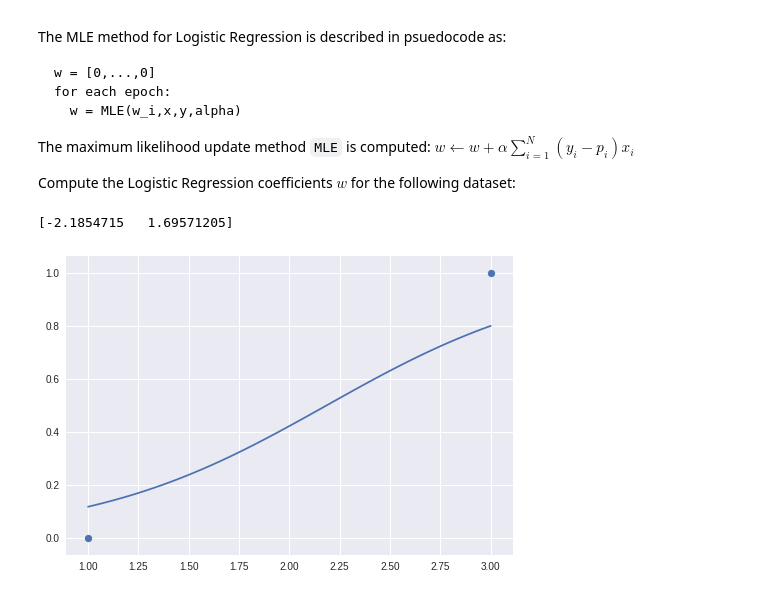
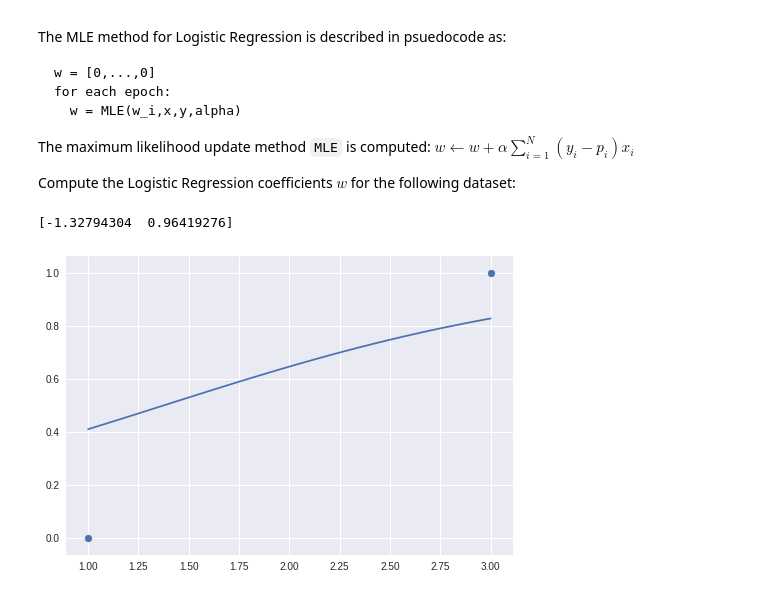
Before and after one commit to rayheberer/LambdaSchoolDataScience, a Jupyter notebook: Week 6 Modeling/Code Challenges/Day 4 Logistic Regression by Hand.ipynb, the cells around one changed output. Cells and saved outputs as stored; diff of their text form; code cells hidden in the pictures.

```diff
--- a/Week 6 Modeling/Code Challenges/Day 4 Logistic Regression by Hand.ipynb
+++ b/Week 6 Modeling/Code Challenges/Day 4 Logistic Regression by Hand.ipynb
@@ -28,11 +28,14 @@ import numpy as np
 import matplotlib.pyplot as plt
 
 def ones(x):
-    return np.column_stack((np.ones(len(x)),x))
+    return np.column_stack((np.ones(len(x)),x)).T
+
+def logistic(w, X):
+    return 1 / (1 + np.exp(np.dot(-w, X)))
 
 def MLE(w, x, y, alpha):
     X = ones(x)
-    dw = np.sum(y - (1/(1 + np.exp(-w*X))), axis=0)
+    dw = np.sum((y - logistic(w, X))*X, axis=1)
     return w + alpha*dw
 
 # Use the above pseudo code to calculate w for each epoch.
@@ -45,20 +48,22 @@ def train(alpha, epochs, x, y, w):
 # %%
 alpha = 0.05
 epochs = 100
-x = np.array([1,3])
-y = np.array([0,1])
+x = np.array([1, 3])
+y = np.array([0, 1])
 w = np.array([0, 0])
 
 w = train(alpha, epochs, x, y, w)
 print(w)
 # %% [output]
-[-2.1854715   1.69571205]
+[-1.32794304  0.96419276]
 # %%
 fig, ax = plt.subplots()
 smooth_x = np.linspace(min(x), max(x))
-logistic_curve = 1 / (1 + np.exp(-w[1]*(smooth_x + w[0])))
+X = ones(smooth_x)
+
+logistic_curve = logistic(w, X)
 
 ax.scatter(x, y)
 ax.plot(smooth_x, logistic_curve);
 # %% [output]
-[figure, old version]
+[figure, new version]
```
Also changed, not shown: parts of 1 cell of this notebook.
